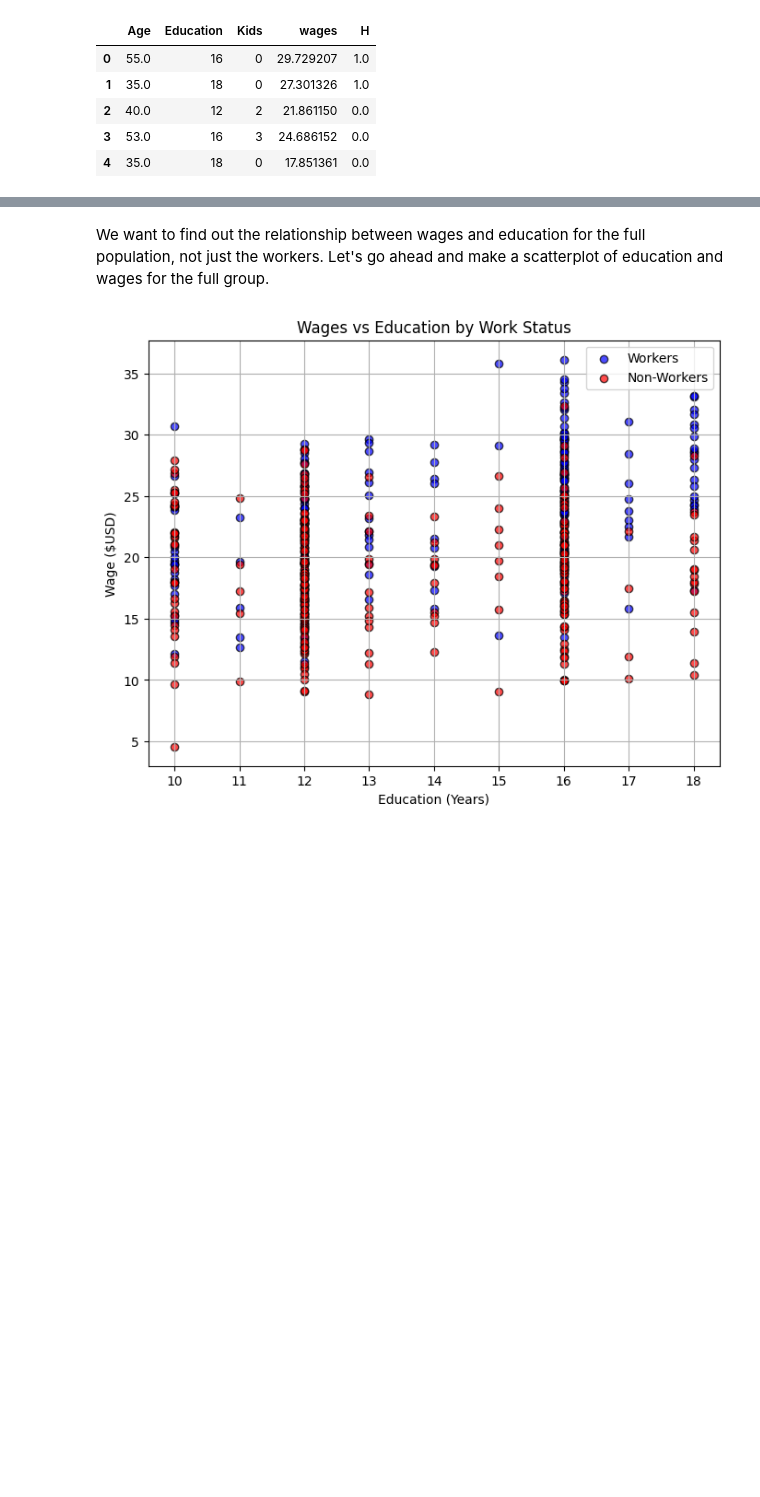
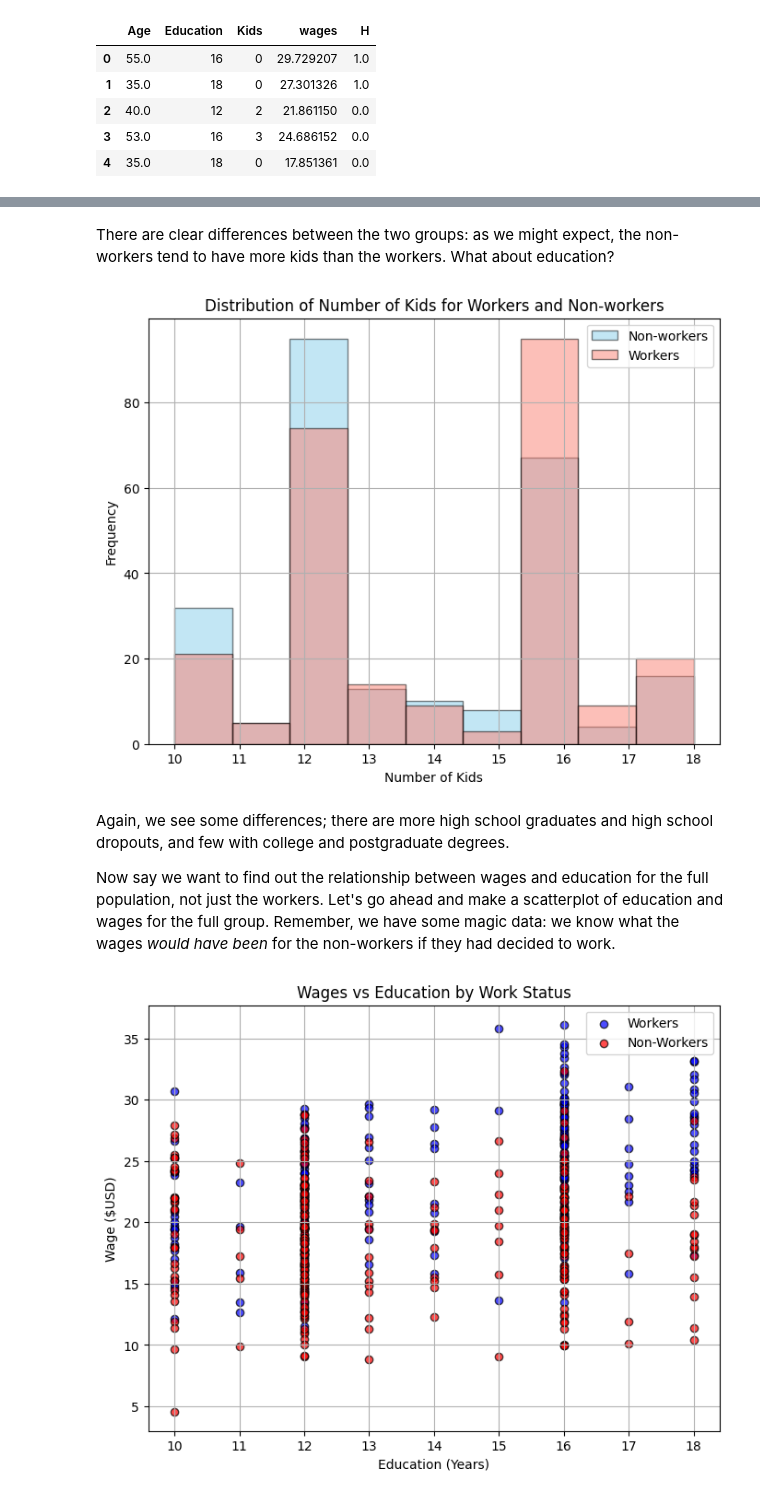
Before and after one commit to JohnRGreen/BaltimorePolyEcon, a Jupyter notebook: polyecon_notebook.ipynb, the cells around one changed output, grey strips where cells are left out. Cells and saved outputs as stored; diff of their text form; code cells hidden in the pictures; blank space fills up the shorter version.

```diff
--- a/polyecon_notebook.ipynb
+++ b/polyecon_notebook.ipynb
@@ -364,5 +388,31 @@ all.head()
+# %% [markdown]
+There are clear differences between the two groups: as we might expect, the non-workers tend to have more kids than the workers. What about education?
+# %%
+# Filter data for non-workers (H=0) and workers (H=1)
+non_workers = all[all['H'] == 0]
+workers = all[all['H'] == 1]
+
+# Plot separate histograms for workers and non-workers
+plt.figure(figsize=(8, 6))
+
+# Histogram for non-workers
+plt.hist(non_workers['Education'], bins='auto', color='skyblue', edgecolor='black', alpha=0.5, label='Non-workers')
+
+# Histogram for workers
+plt.hist(workers['Education'], bins='auto', color='salmon', edgecolor='black', alpha=0.5, label='Workers')
+
+plt.xlabel('Number of Kids')
+plt.ylabel('Frequency')
+plt.title('Distribution of Number of Kids for Workers and Non-workers')
+plt.legend()
+plt.grid(True)
+plt.show()
+# %% [output]
+[figure, added]
 # %% [markdown]
-We want to find out the relationship between wages and education for the full population, not just the workers. Let's go ahead and make a scatterplot of education and wages for the full group.
+Again, we see some differences; there are more high school graduates and high school dropouts, and few with college and postgraduate degrees.
+
+Now say we want to find out the relationship between wages and education for the full population, not just the workers. Let's go ahead and make a scatterplot of education and wages for the full group. Remember, we have some magic data: we know what the wages *would have been* for the non-workers if they had decided to work.
 # %%
 # Splitting the data into workers and non-workers
 workers = all[all['H'] == 1]
```
Also changed, not shown: parts of 5 cells of this notebook, 4 other files.
